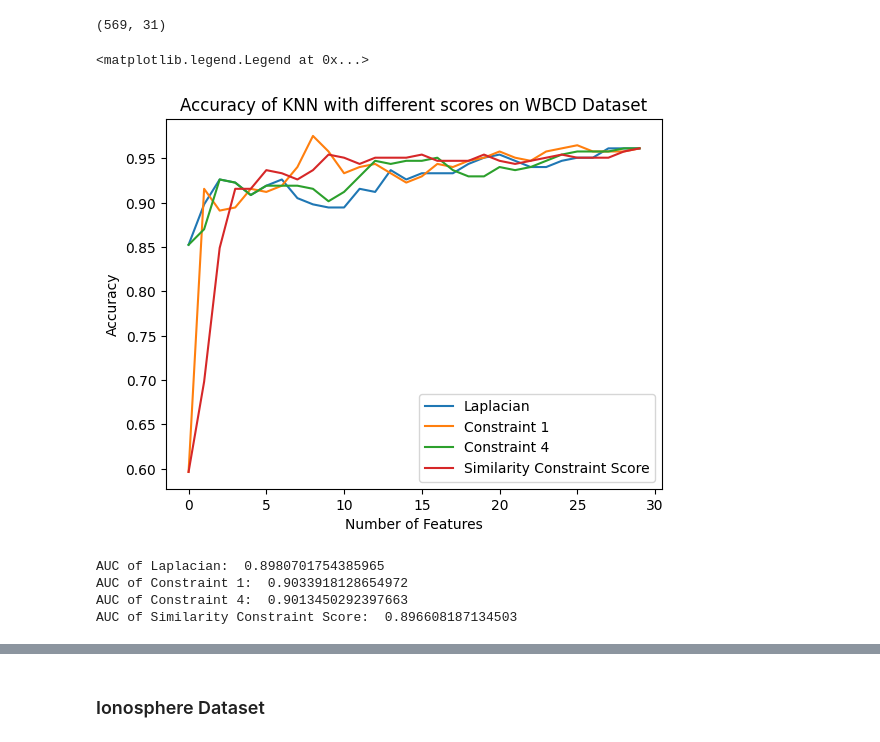
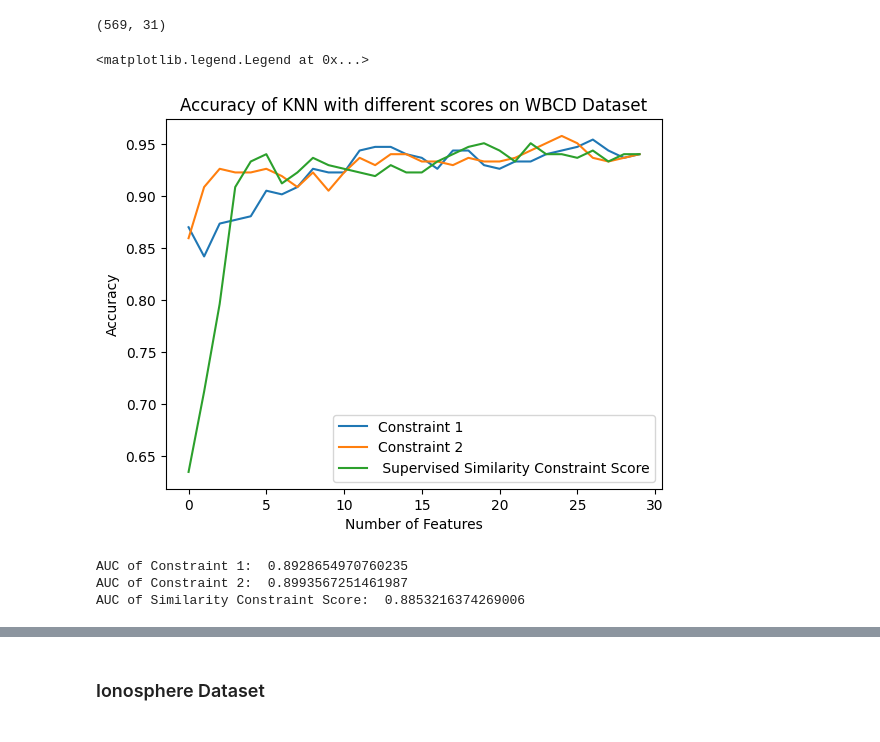
Before and after one commit to FabioGadegbeku/Similarity-Based-CS, a Jupyter notebook: sim_based_cs/notebook.ipynb, the cells around one changed output, grey strips where cells are left out. Drawn from its saved outputs; the diff is of its cells as text; code cells hidden in the pictures.

```diff
--- a/sim_based_cs/notebook.ipynb
+++ b/sim_based_cs/notebook.ipynb
@@ -238,38 +319,33 @@ print(data_WBCD.shape)
 # %% [output]
 (569, 31)
 # %%
-scores = [laplacian_score,constraint_score_1,constraint_score_4,supervised_similarity_constraint_score]
+scores = [constraint_score_1,constraint_score_2,supervised_similarity_constraint_score]
 scores_accuracy = plot_accuracy(scores, X_train_WBCD, X_test_WBCD,1,3)
-accuracy_laplacian = scores_accuracy[0]
-accuracy_constraint_1 = scores_accuracy[1]
-accuracy_constraint_4 = scores_accuracy[2]
-accuracy_supervised_similarity_constraint = scores_accuracy[3]
+accuracy_constraint_1 = scores_accuracy[0]
+accuracy_constraint_2 = scores_accuracy[1]
+accuracy_supervised_similarity_constraint = scores_accuracy[2]
 
 
-plt.plot(accuracy_laplacian, label = 'Laplacian')
 plt.plot(accuracy_constraint_1, label = 'Constraint 1')
-plt.plot(accuracy_constraint_4, label = 'Constraint 4')
-plt.plot(accuracy_supervised_similarity_constraint, label = 'Similarity Constraint Score')
+plt.plot(accuracy_constraint_2, label = 'Constraint 2')
+plt.plot(accuracy_supervised_similarity_constraint, label = ' Supervised Similarity Constraint Score')
 plt.xlabel('Number of Features')
 plt.ylabel('Accuracy')
 plt.title('Accuracy of KNN with different scores on WBCD Dataset')
 
 plt.legend()
 # %% [output]
 <matplotlib.legend.Legend at 0x...>
-[figure, old version]
+[figure, new version]
 # %%
-auc_laplacian = auc_score(accuracy_laplacian)
 auc_constraint_1 = auc_score(accuracy_constraint_1)
-auc_constraint_4 = auc_score(accuracy_constraint_4)
+auc_constraint_2 = auc_score(accuracy_constraint_2)
 auc_similarity_constraint = auc_score(accuracy_supervised_similarity_constraint)
 
-print('AUC of Laplacian: ', auc_laplacian)
 print('AUC of Constraint 1: ', auc_constraint_1)
-print('AUC of Constraint 4: ', auc_constraint_4)
+print('AUC of Constraint 2: ', auc_constraint_2)
 print('AUC of Similarity Constraint Score: ', auc_similarity_constraint)
 # %% [output]
-AUC of Laplacian:  0.8980701754385965
-AUC of Constraint 1:  0.9033918128654972
-AUC of Constraint 4:  0.9013450292397663
-AUC of Similarity Constraint Score:  0.896608187134503
+AUC of Constraint 1:  0.8928654970760235
+AUC of Constraint 2:  0.8993567251461987
+AUC of Similarity Constraint Score:  0.8853216374269006
```
Also changed, not shown: parts of 31 cells of this notebook, 1 other file.
